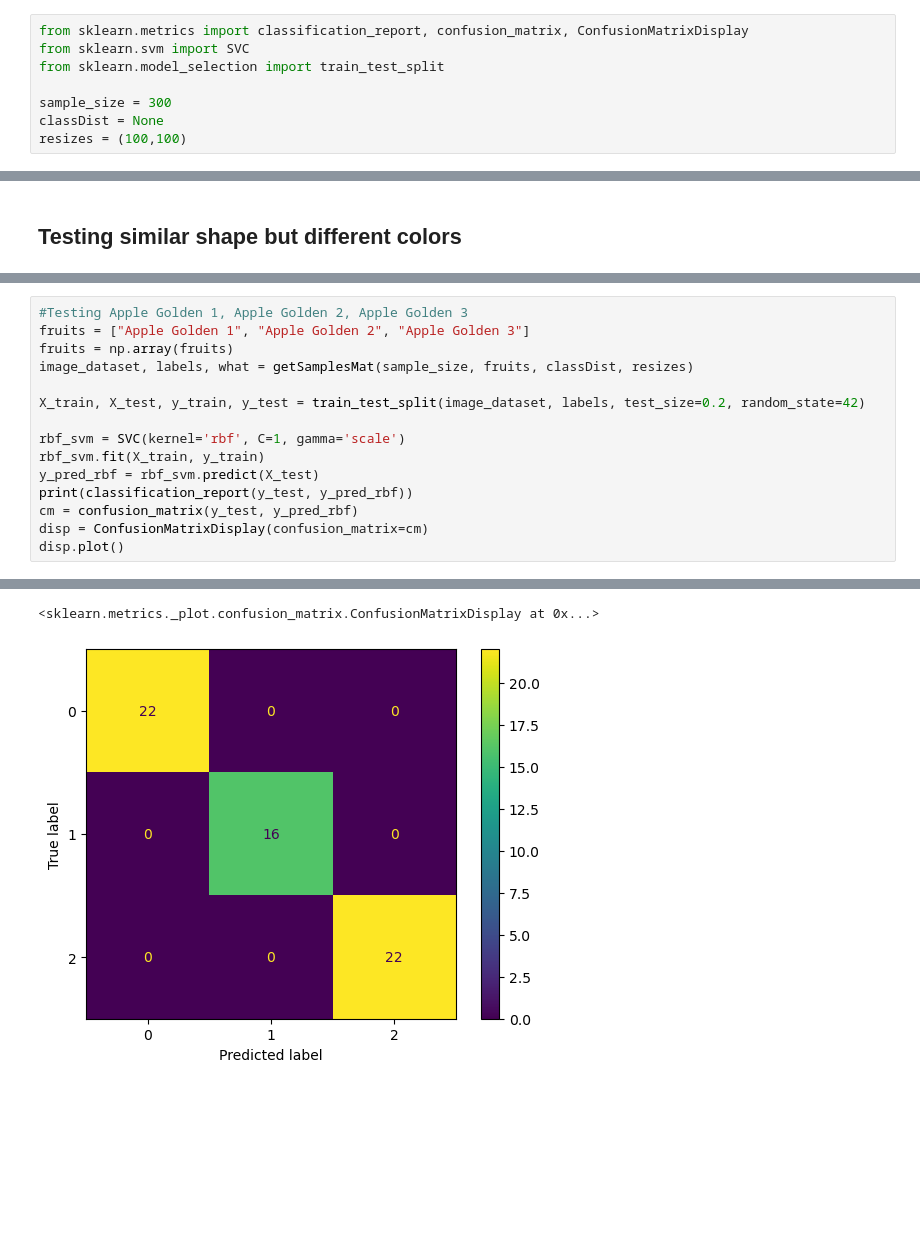
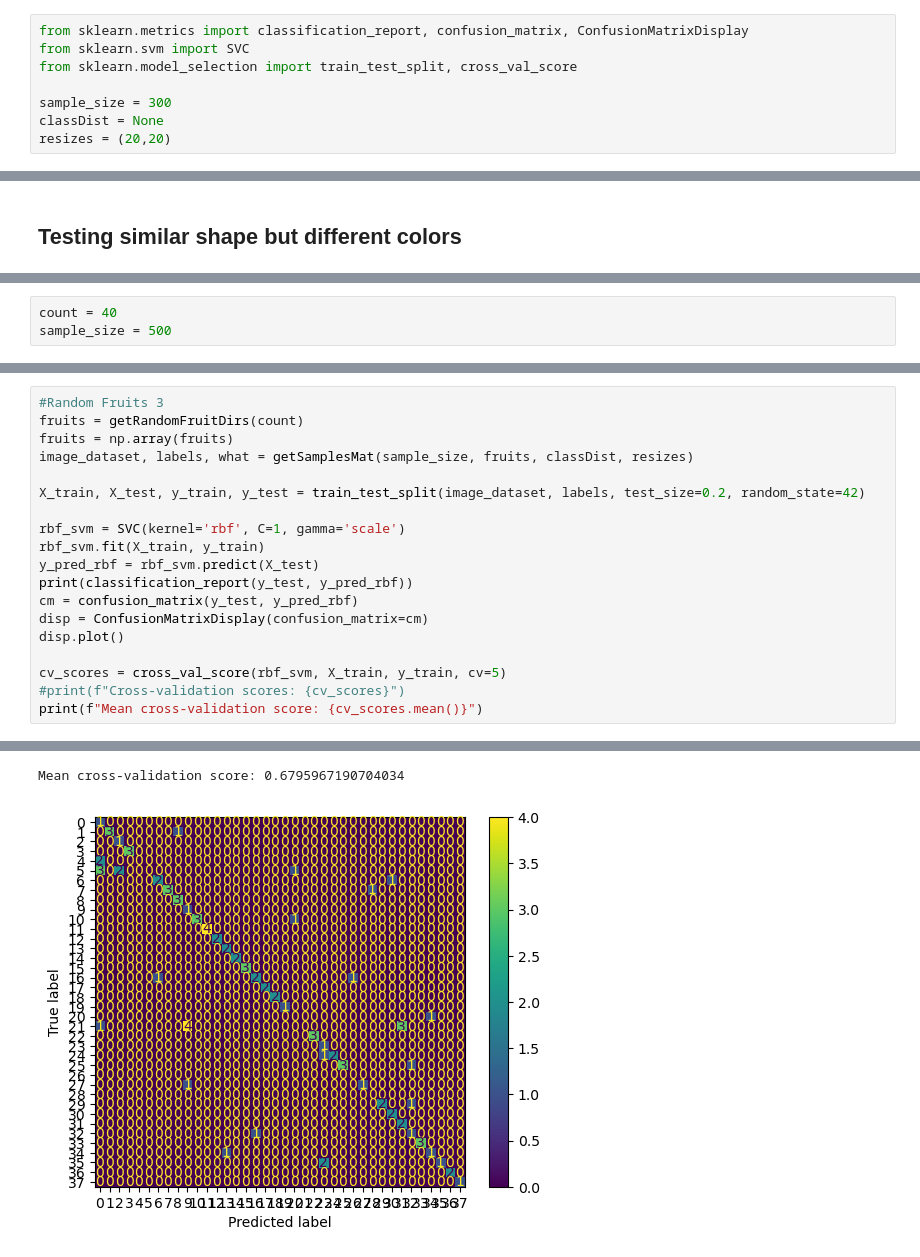
Before and after one commit to j-fangwu/ML_Fruit, a Jupyter notebook: SVM.ipynb, the cells around one changed output, grey strips where cells are left out. Saved outputs shown, nothing was run; the diff lists cells and outputs as text; blank space fills up the shorter version.

```diff
--- a/SVM.ipynb
+++ b/SVM.ipynb
@@ -131,9 +182,9 @@ def getSamplesMat(sampleSize, selectedFruits, classDist = None, resize = (100, 1
 # %%
 from sklearn.metrics import classification_report, confusion_matrix, ConfusionMatrixDisplay
 from sklearn.svm import SVC
-from sklearn.model_selection import train_test_split
+from sklearn.model_selection import train_test_split, cross_val_score
 
 sample_size = 300
 classDist = None
-resizes = (100,100)
+resizes = (20,20)
 # %%
@@ -301 +641,4 @@ weighted avg       1.00      1.00      1.00        60
+# %%
+count = 40
+sample_size = 500
 # %%
@@ -353,6 +722,6 @@ weighted avg       1.00      1.00      1.00        60
 # %%
-#Testing Apple Golden 1, Apple Golden 2, Apple Golden 3
-fruits = ["Apple Golden 1", "Apple Golden 2", "Apple Golden 3"]
+#Random Fruits 3
+fruits = getRandomFruitDirs(count)
 fruits = np.array(fruits)
 image_dataset, labels, what = getSamplesMat(sample_size, fruits, classDist, resizes)
 
@@ -365,4 +734,8 @@ print(classification_report(y_test, y_pred_rbf))
 cm = confusion_matrix(y_test, y_pred_rbf)
 disp = ConfusionMatrixDisplay(confusion_matrix=cm)
 disp.plot()
+
+cv_scores = cross_val_score(rbf_svm, X_train, y_train, cv=5)
+#print(f"Cross-validation scores: {cv_scores}")
+print(f"Mean cross-validation score: {cv_scores.mean()}")
 # %% [output]
@@ -378,2 +759,2 @@ Apple Golden 3       1.00      1.00      1.00        22
-<sklearn.metrics._plot.confusion_matrix.ConfusionMatrixDisplay at 0x...>
+Mean cross-validation score: 0.6795967190704034
-[figure, old version]
+[figure, new version]
```
Also changed, not shown: parts of 14 cells of this notebook, 2 other files.
